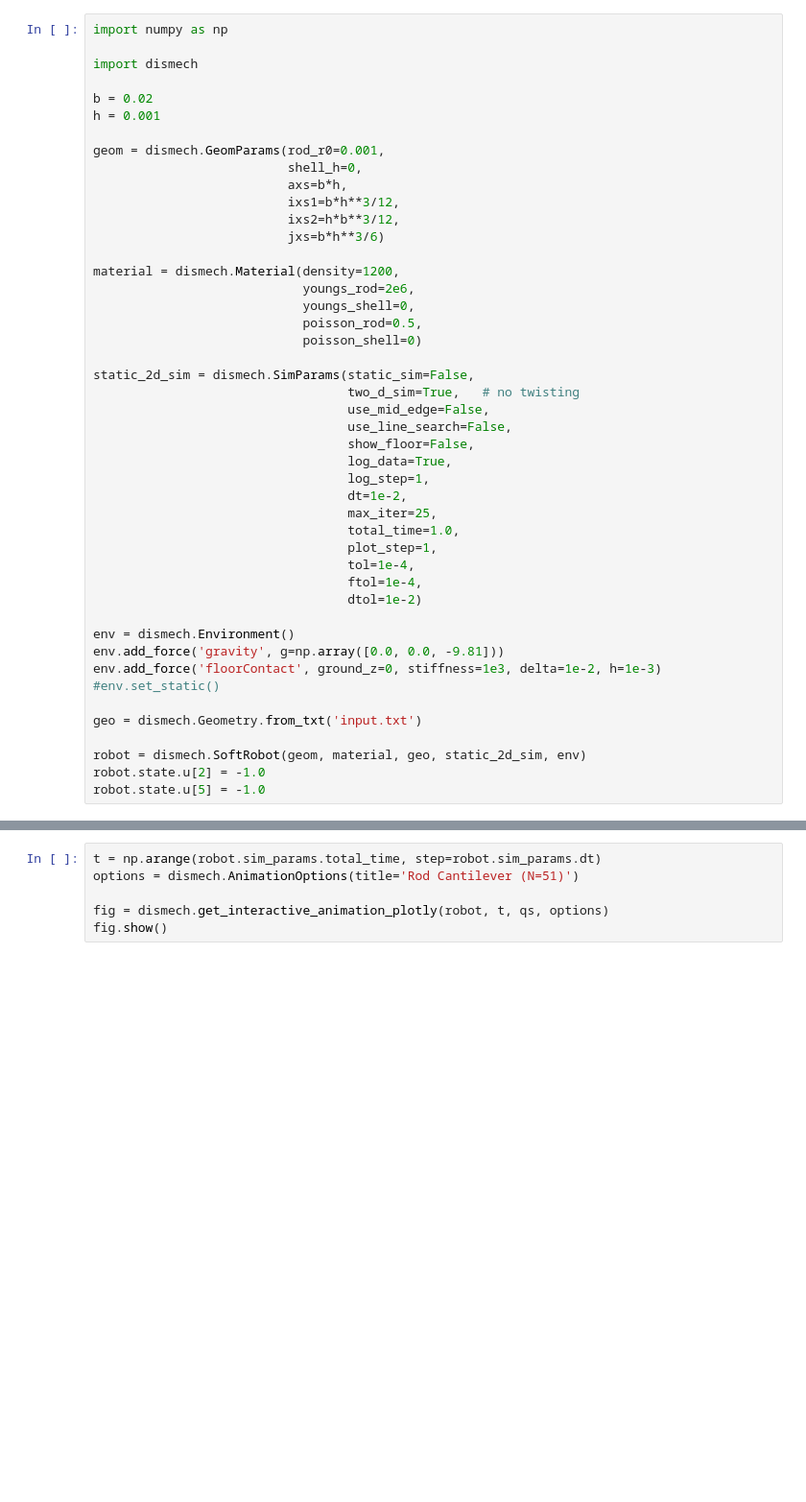
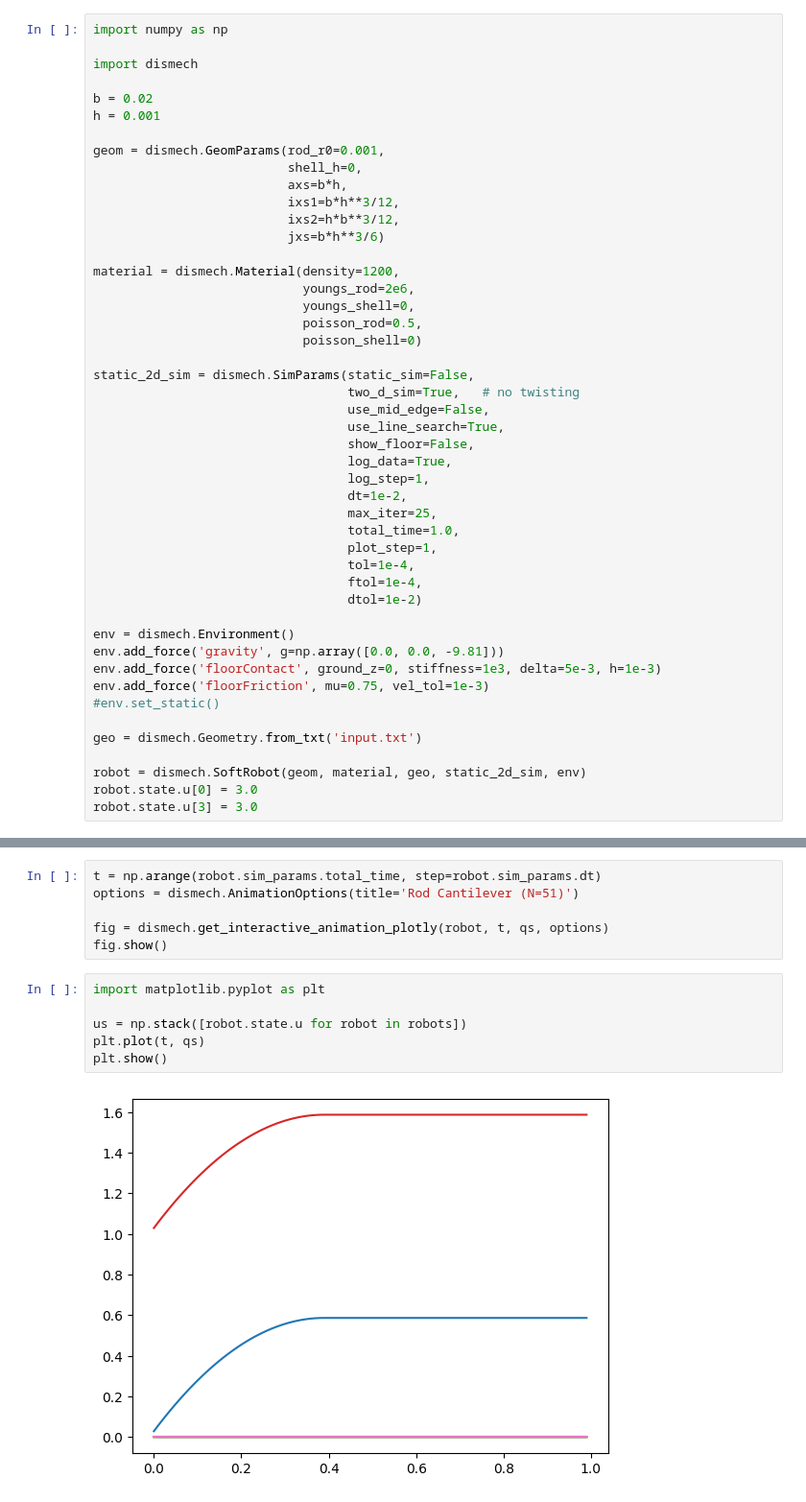
Before and after one commit to StructuresComp/dismech-python, a Jupyter notebook: ground_contact.ipynb, the cells around one changed output, grey strips where cells are left out. Shown at 96% size. Drawn from its saved outputs; the diff is of its cells as text; blank space fills up the shorter version.

Commit message:
working ground contact

```diff
--- a/ground_contact.ipynb
+++ b/ground_contact.ipynb
@@ -28,7 +28,7 @@ material = dismech.Material(density=1200,
 static_2d_sim = dismech.SimParams(static_sim=False,
                                   two_d_sim=True,   # no twisting
                                   use_mid_edge=False,
-                                  use_line_search=False,
+                                  use_line_search=True,
                                   show_floor=False,
                                   log_data=True,
                                   log_step=1,
@@ -42,14 +42,15 @@ static_2d_sim = dismech.SimParams(static_sim=False,
 
 env = dismech.Environment()
 env.add_force('gravity', g=np.array([0.0, 0.0, -9.81]))
-env.add_force('floorContact', ground_z=0, stiffness=1e3, delta=1e-2, h=1e-3)
+env.add_force('floorContact', ground_z=0, stiffness=1e3, delta=5e-3, h=1e-3)
+env.add_force('floorFriction', mu=0.75, vel_tol=1e-3)
 #env.set_static()
 
 geo = dismech.Geometry.from_txt('input.txt')
 
 robot = dismech.SoftRobot(geom, material, geo, static_2d_sim, env)
-robot.state.u[2] = -1.0
-robot.state.u[5] = -1.0
+robot.state.u[0] = 3.0
+robot.state.u[3] = 3.0
 # %%
 stepper = dismech.ImplicitEulerTimeStepper(robot)
 
@@ -62,3 +63,11 @@ options = dismech.AnimationOptions(title='Rod Cantilever (N=51)')
 
 fig = dismech.get_interactive_animation_plotly(robot, t, qs, options)
 fig.show()
+# %%
+import matplotlib.pyplot as plt
+
+us = np.stack([robot.state.u for robot in robots])
+plt.plot(t, qs)
+plt.show()
+# %% [output]
+[figure, added]
```
Also changed, not shown: 6 other files.
